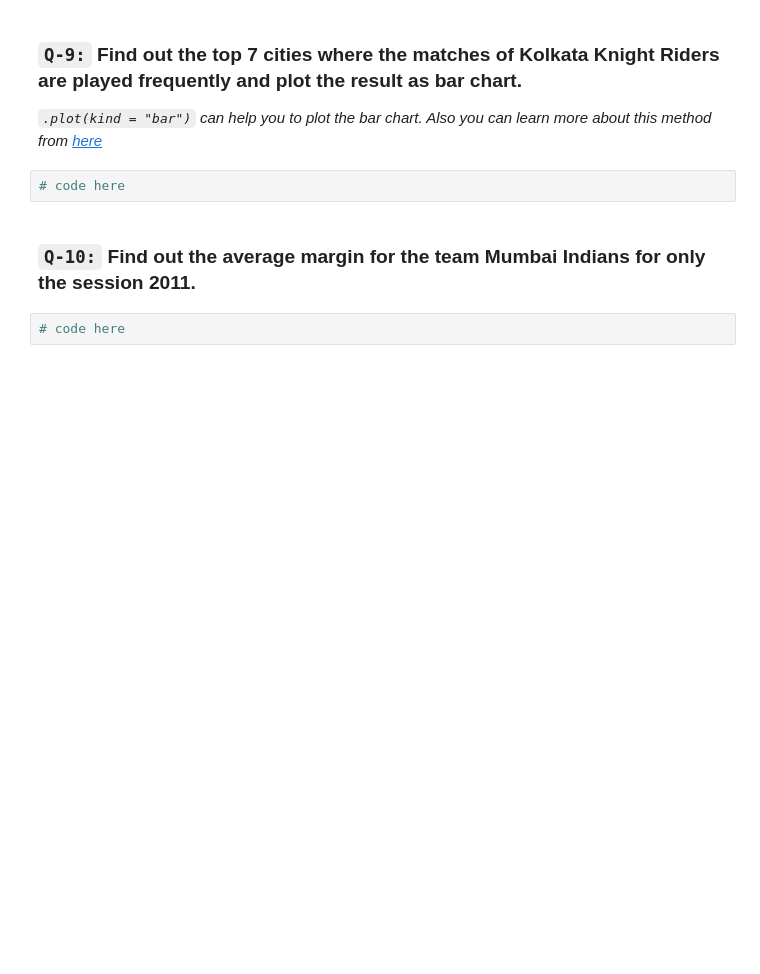
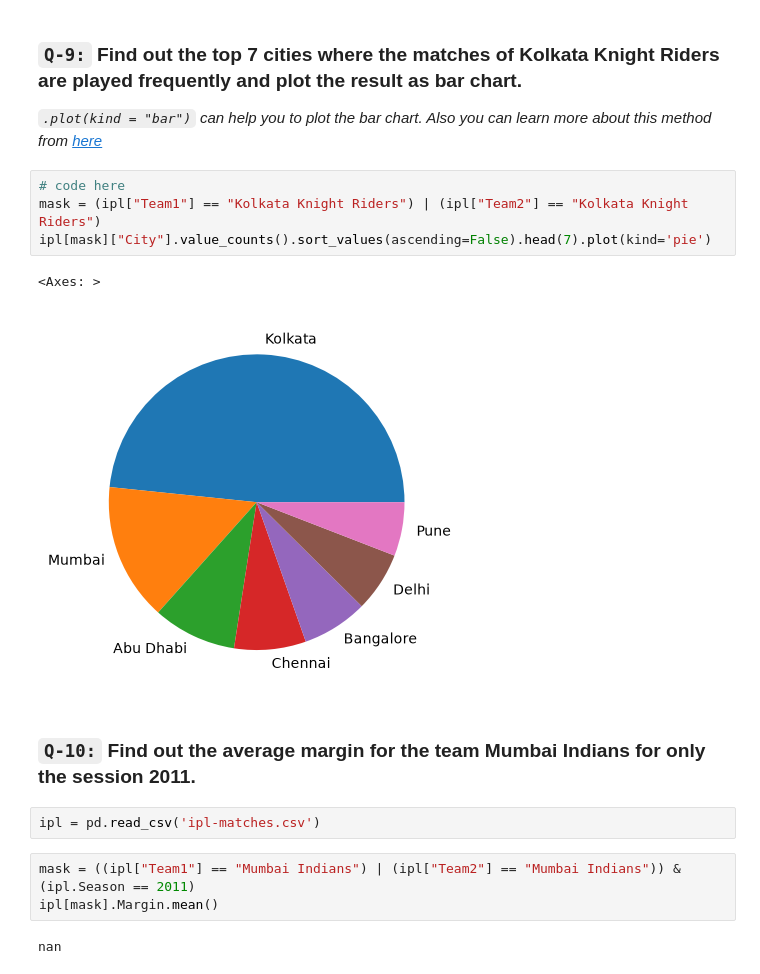
Before and after one commit to manishkumarmj/100_days_ml, a Jupyter notebook: Data visualization/pandas/session_17/session_17_tasks.ipynb, the cells around one changed output. Drawn from its saved outputs; the diff is of its cells as text; blank space fills up the shorter version.

```diff
--- a/Data visualization/pandas/session_17/session_17_tasks.ipynb
+++ b/Data visualization/pandas/session_17/session_17_tasks.ipynb
@@ -275,9 +275,19 @@ team1_vs_team2('Kolkata Knight Riders','Chennai Super Kings')
 ### `Q-9:` Find out the top 7 cities where the matches of Kolkata Knight Riders are played frequently and plot the result as bar chart.
 
 *`.plot(kind = "bar")` can help you to plot the bar chart. Also you can learn more about this method from [here](https://pandas.pydata.org/docs/reference/api/pandas.DataFrame.plot.html)*
-# %%
-# code here
+# %%
+# code here
+mask = (ipl["Team1"] == "Kolkata Knight Riders") | (ipl["Team2"] == "Kolkata Knight Riders")
+ipl[mask]["City"].value_counts().sort_values(ascending=False).head(7).plot(kind='pie')
+# %% [output]
+<Axes: >
+[figure, added]
 # %% [markdown]
 ### `Q-10:` Find out the average margin for the team Mumbai Indians for only the session 2011.
-# %%
-# code here
+# %%
+ipl = pd.read_csv('ipl-matches.csv')
+# %%
+mask = ((ipl["Team1"] == "Mumbai Indians") | (ipl["Team2"] == "Mumbai Indians")) & (ipl.Season == 2011)
+ipl[mask].Margin.mean()
+# %% [output]
+nan
```
Also changed, not shown: 6 other files.
